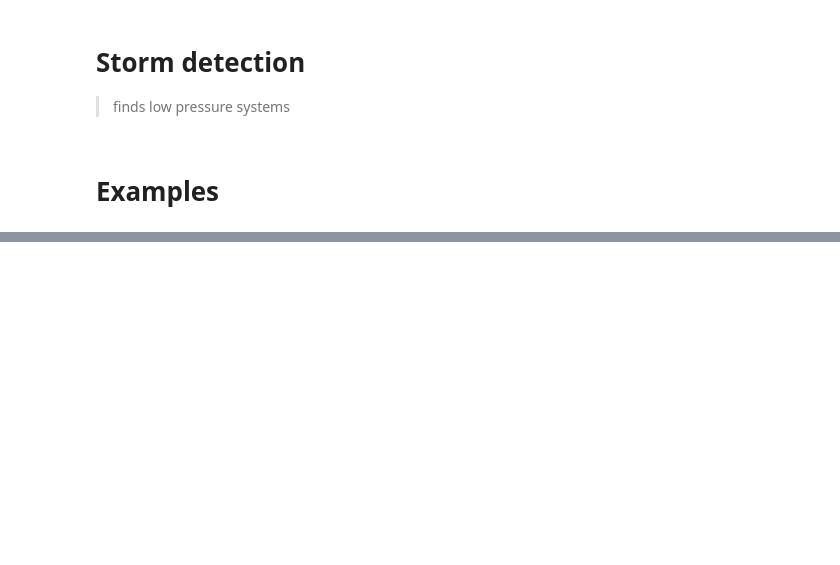
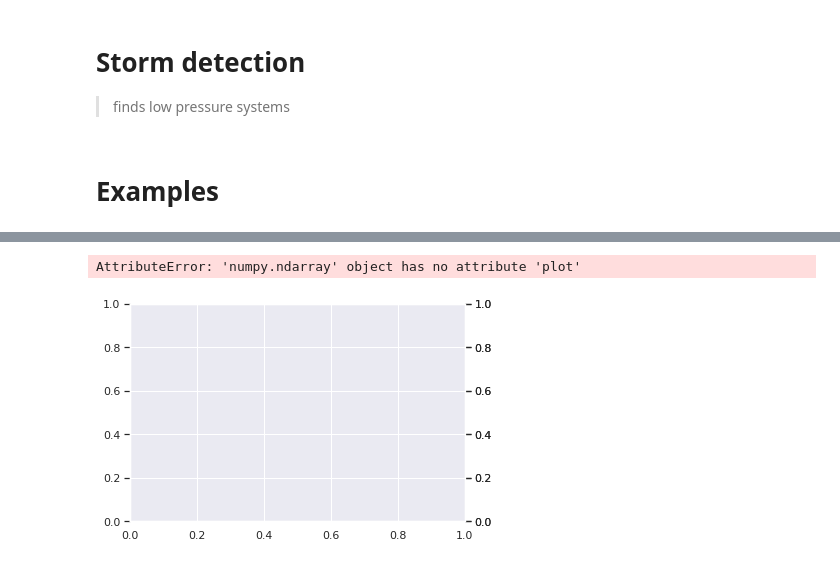
Before and after one commit to florianboergel/drcstools, a Jupyter notebook: 05_cci.ipynb, the cells around one changed output, grey strips where cells are left out. Cells and saved outputs as stored; diff of their text form; code cells hidden in the pictures; blank space fills up the shorter version.

```diff
--- a/05_cci.ipynb
+++ b/05_cci.ipynb
@@ -45,0 +91,29 @@ lows = stormdetection(stormtrack)
+# %%
+data = stormtrack.ds.msl.sel(longitude = -50, method = "nearest").isel(time = 1)
+ddata = stormtrack.ds.ddlatitudemsl.sel(longitude = -50, method = "nearest").isel(time = 1)
+d2data = stormtrack.ds.d2dlatitudemsl.sel(longitude = -50, method = "nearest").isel(time = 1)
+# %%
+sns.set()
+
+f, ax = plt.subplots(1)
+
+axes = [ax, ax.twinx(), ax.twinx()]
+colors = sns.color_palette("hls", 8)
+
+
+data.plot(ax = axes[0], color = colors[0])
+ddata.plot(ax = axes[1], color = colors[1], ls="--")
+d2data.plot(ax = axes[2], color = colors[2], ls="-.")
+f.subplots_adjust(right=0.75)
+axes[-1].spines['right'].set_position(('axes', 1.2))
+axes[-1].set_frame_on(True)
+axes[-1].patch.set_visible(False)
+
+for ax, color in zip(axes, colors):
+    ax.tick_params(axis='y', colors=color)
+    ax.grid(False)
+axes[0].set_xlabel("Latitude")
+axes[0].grid()
+# %% [output]
+AttributeError: 'numpy.ndarray' object has no attribute 'plot'
+[figure, added]
```
Also changed, not shown: parts of 8 cells of this notebook, 3 other files.
